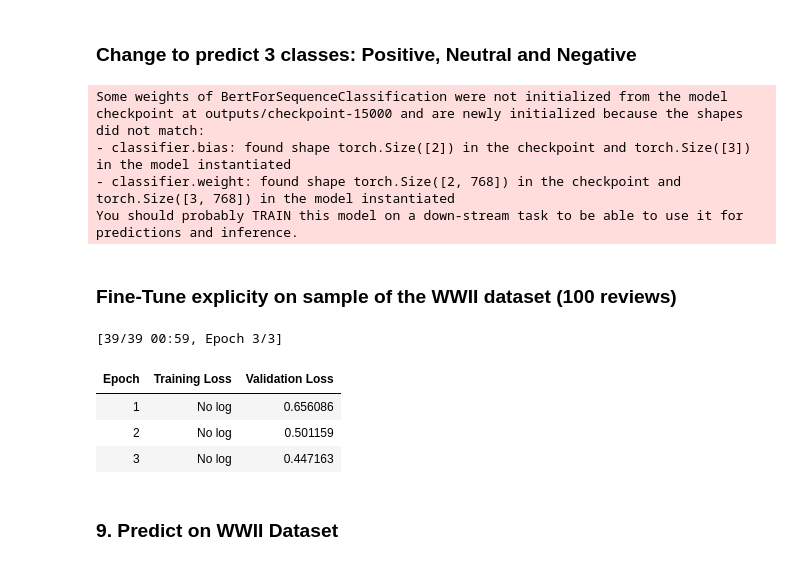
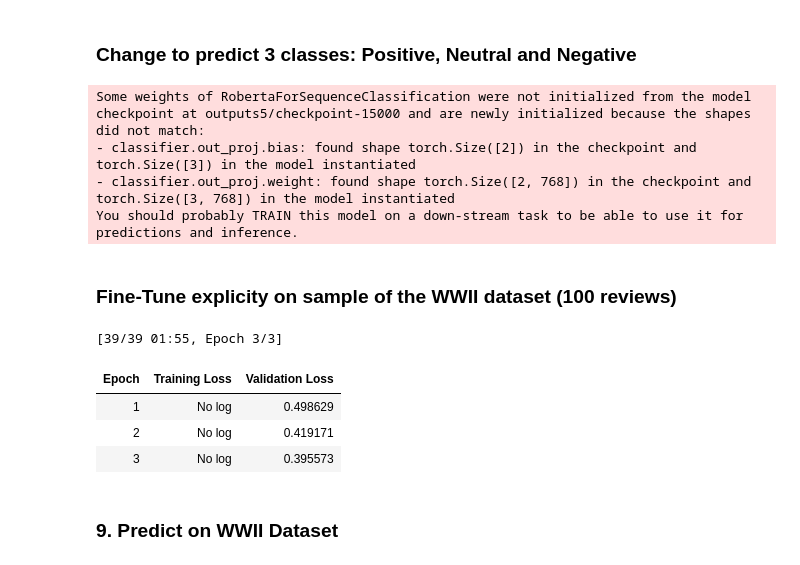
Before and after one commit to askkvar/master-thesis, a Jupyter notebook: notebooks/5_bert_sc_roBETa_fine_tuned.ipynb, the cells around one changed output. Drawn from its saved outputs; the diff is of its cells as text; code cells hidden in the pictures.

```diff
--- a/notebooks/5_bert_sc_roBETa_fine_tuned.ipynb
+++ b/notebooks/5_bert_sc_roBETa_fine_tuned.ipynb
@@ -69,7 +71,7 @@ class SentimentDataset(torch.utils.data.Dataset):
 # %% [markdown]
 ### 5. Instansiate Tokenizer & Dataset
 # %%
-tokenizer = BertTokenizer.from_pretrained("roberta-base")
+tokenizer = RobertaTokenizer.from_pretrained("roberta-base")
 train_dataset = SentimentDataset(train_texts, train_labels, tokenizer)
 val_dataset = SentimentDataset(val_texts, val_labels, tokenizer)
 # %% [markdown]
@@ -179,15 +181,15 @@ print(eval_results)
 ### Change to predict 3 classes: Positive, Neutral and Negative
 # %%
 # Load existing pretrained IMDB model
-model = BertForSequenceClassification.from_pretrained(
+model = RobertaForSequenceClassification.from_pretrained(
     "outputs5/checkpoint-15000",
     num_labels=3,
     ignore_mismatched_sizes=True
 )
 # %% [output]
-Some weights of BertForSequenceClassification were not initialized from the model checkpoint at outputs/checkpoint-15000 and are newly initialized because the shapes did not match:
-- classifier.bias: found shape torch.Size([2]) in the checkpoint and torch.Size([3]) in the model instantiated
-- classifier.weight: found shape torch.Size([2, 768]) in the checkpoint and torch.Size([3, 768]) in the model instantiated
+Some weights of RobertaForSequenceClassification were not initialized from the model checkpoint at outputs5/checkpoint-15000 and are newly initialized because the shapes did not match:
+- classifier.out_proj.bias: found shape torch.Size([2]) in the checkpoint and torch.Size([3]) in the model instantiated
+- classifier.out_proj.weight: found shape torch.Size([2, 768]) in the checkpoint and torch.Size([3, 768]) in the model instantiated
 You should probably TRAIN this model on a down-stream task to be able to use it for predictions and inference.
 # %% [markdown]
 ### Fine-Tune explicity on sample of the WWII dataset (100 reviews)
@@ -196,38 +198,38 @@ bunker_df = pd.read_pickle("../data/processed/bunker_test_set_tokenized2.pkl")
 
 bunker_texts = bunker_df["clean_text"]
 
 label_mapping = {"negative": 0, "neutral": 1, "positive": 2}
 bunker_labels = bunker_df["manual_classification"].map(label_mapping)
 
 bunker_train_dataset = SentimentDataset(bunker_texts, bunker_labels, tokenizer)
 
 # Training arguments (reuse your existing settings or slightly adjust)
 training_args = TrainingArguments(
     output_dir="outputs5_finetuned",
     num_train_epochs=3,  # Adjust as needed
     per_device_train_batch_size=8,
     evaluation_strategy="epoch",
     save_strategy="epoch",
     logging_steps=50,
     learning_rate=2e-5
 )
 
 bunker_trainer = Trainer(
     model=model,
     args=training_args,
     train_dataset=bunker_train_dataset,
     eval_dataset=bunker_train_dataset
 )
 
 bunker_trainer.train()
 
-bunker_trainer.save_model("outputs5_fine_tuned/final_model")
+bunker_trainer.save_model("outputs5_finetuned/final_model")
 # %% [output]
-[39/39 00:59, Epoch 3/3]
+[39/39 01:55, Epoch 3/3]
 | Epoch | Training Loss | Validation Loss |
-| 1 | No log | 0.656086 |
-| 2 | No log | 0.501159 |
-| 3 | No log | 0.447163 |
+| 1 | No log | 0.498629 |
+| 2 | No log | 0.419171 |
+| 3 | No log | 0.395573 |
 # %% [markdown]
 ### 9. Predict on WWII Dataset
 # %%
```
Also changed, not shown: parts of 10 cells of this notebook, 4 other files.
